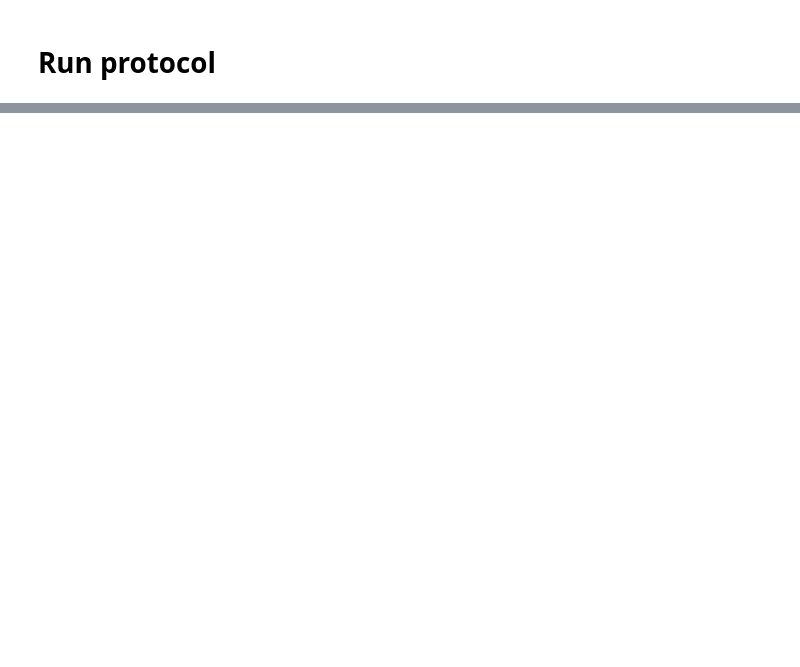
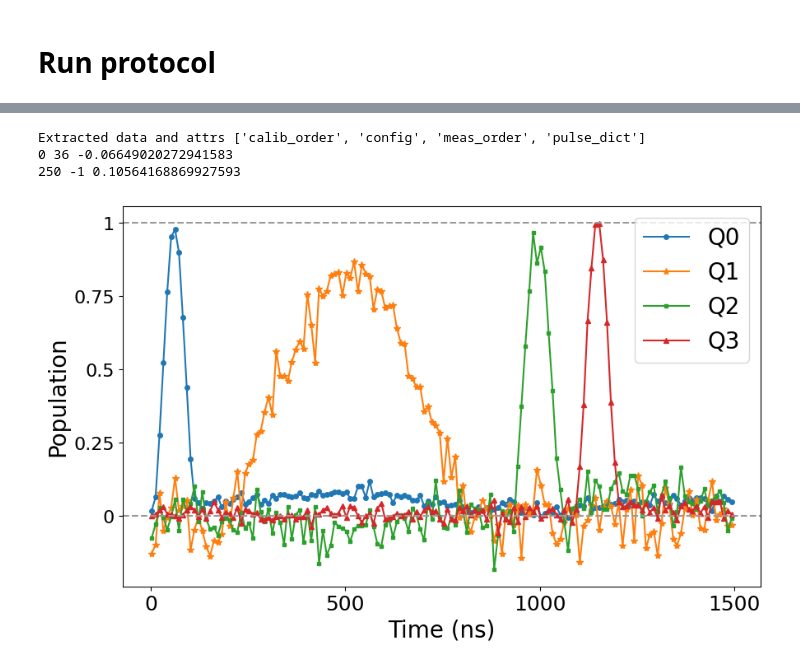
Before and after one commit to SchusterLab/qram_tprocv1_expts, a Jupyter notebook: qram_protocol_sandbox.ipynb, the cells around one changed output, grey strips where cells are left out. Cells and saved outputs as stored; diff of their text form; code cells hidden in the pictures; blank space fills up the shorter version.

```diff
--- a/qram_protocol_sandbox.ipynb
+++ b/qram_protocol_sandbox.ipynb
@@ -209,0 +236,69 @@ array([0., 0., 0.])
+# %%
+data, attrs = prev_data(expt_path, '00000_4q_meas_example_pi0_pi0_pi1_pi1_pi2_pi2_pi3_pi3.h5')
+
+xpts_ns = data['xpts']*1e3
+
+data_q0_raw = data["avgi"][0]
+data_q1_raw = data["avgi"][1]
+data_q2_raw = data["avgi"][2]
+data_q3_raw = data["avgi"][3]
+
+
+# ---- Subtract off baseline for when there are no coupled qubits in excited state ---- #
+ti = 0
+tf = np.argmin(np.abs(xpts_ns - 180))
+q2_baseline = np.average(data_q2_raw[ti:tf])
+print(ti, tf, q2_baseline)
+# plt.axhline(q2_baseline, color='0.6', linestyle='--')
+data_q2_raw -= q2_baseline
+
+ti = np.argmin(np.abs(xpts_ns - 1250))
+tf = -1
+q1_baseline = np.median(data_q1_raw[ti:tf])
+# plt.axhline(q1_baseline, color='0.6', linestyle='--')
+print(ti, tf, q1_baseline)
+data_q1_raw -= q1_baseline
+
+
+data_q = ([], [], [], [])
+xpts_ns_smoothed = []
+
+# test = np.arange(len(data_q0_raw))
+# print(len(data_q0_raw))
+
+window_size = 2
+start_window = 0
+for q, data_raw in enumerate((data_q0_raw, data_q1_raw, data_q2_raw, data_q3_raw)):
+    # smoothing over window
+    if start_window > 0:
+        data_q[q].append(data_raw[:start_window])
+        if q == 0: xpts_ns_smoothed.append(xpts_ns[:start_window])
+    for n in range(1, (len(data_raw) - start_window)//window_size + 1):
+        # print(n, test[(n-1)*window_size+start_window:n*window_size+start_window])
+        if q == 0: xpts_ns_smoothed.append(np.average(xpts_ns[(n-1)*window_size+start_window:n*window_size+start_window]))
+        data_q[q].append(np.average(data_raw[(n-1)*window_size+start_window:n*window_size+start_window]))
+    if (len(data_raw) - start_window) % window_size > 0:
+        n = (len(data_raw) - start_window)//window_size
+        print(test[n*window_size+start_window:])
+        if q == 0: xpts_ns_smoothed.append(np.average(xpts_ns[n*window_size+start_window:]))
+        data_q[q].append(np.average(data_raw[n*window_size+start_window:]))
+
+plt.plot(xpts_ns_smoothed, data_q[0], '-', marker='o', markersize=4, label='Q0')
+plt.plot(xpts_ns_smoothed, data_q[1], '-', marker='*', markersize=6, label='Q1')
+plt.plot(xpts_ns_smoothed, data_q[2], '-', marker='s', markersize=3, label='Q2')
+plt.plot(xpts_ns_smoothed, data_q[3], '-', marker='^', markersize=4, label='Q3')
+plt.axhline(0, color='0.6', linestyle='--')
+plt.axhline(1, color='0.6', linestyle='--')
+
+plt.legend(fontsize=20, loc='upper right')
+plt.xticks([0, 500, 1000, 1500], fontsize=18)
+plt.yticks([0, 0.25, 0.5, 0.75, 1], labels=['0', '0.25', '0.5', '0.75', '1'], fontsize=16)
+plt.xlabel('Time (ns)', fontsize=20)
+plt.ylabel("Population", fontsize=20)
+
+plt.show()
+# %% [output]
+Extracted data and attrs ['calib_order', 'config', 'meas_order', 'pulse_dict']
+0 36 -0.06649020272941583
+250 -1 0.10564168869927593
+[figure, added]
```
Also changed, not shown: parts of 12 cells of this notebook, 6 other files.
